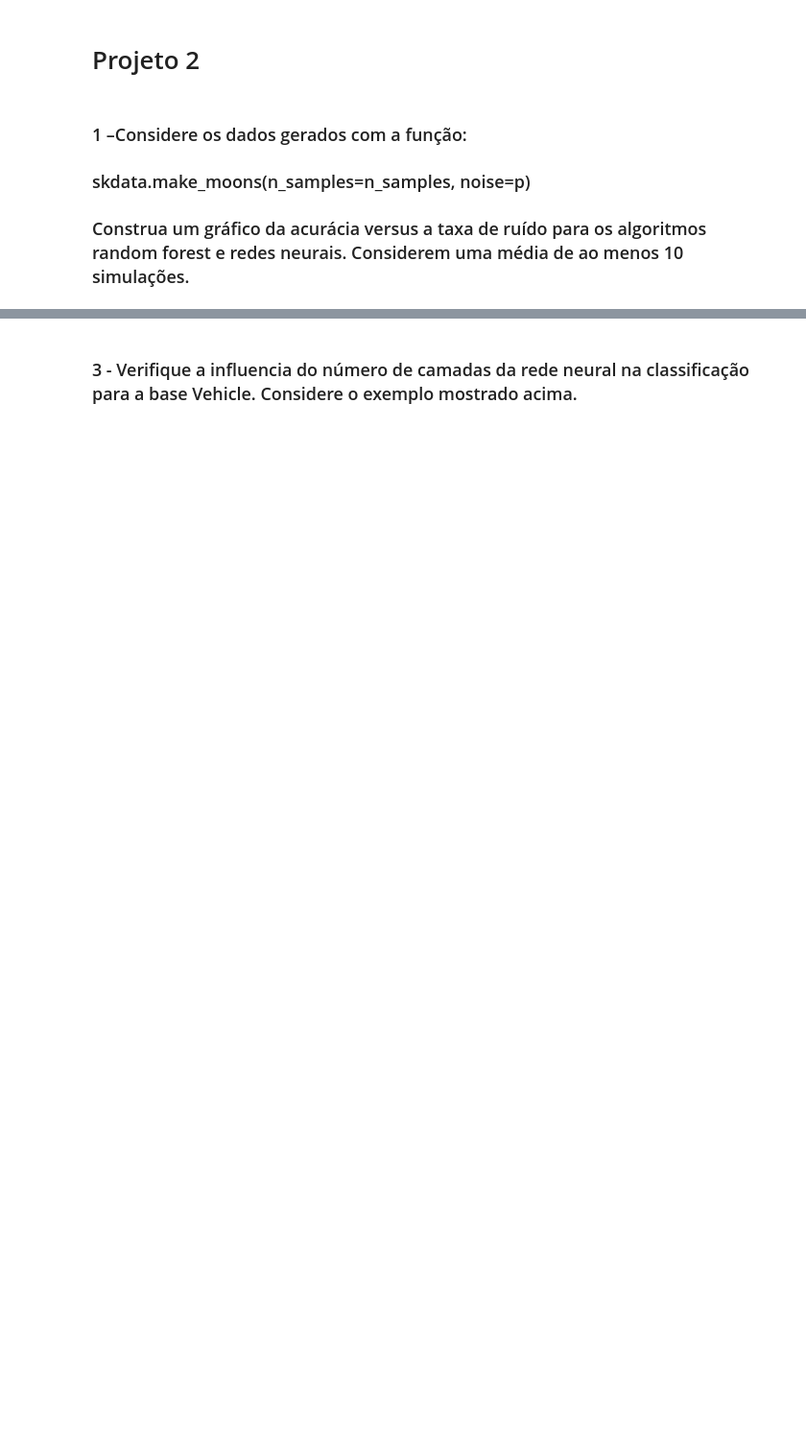
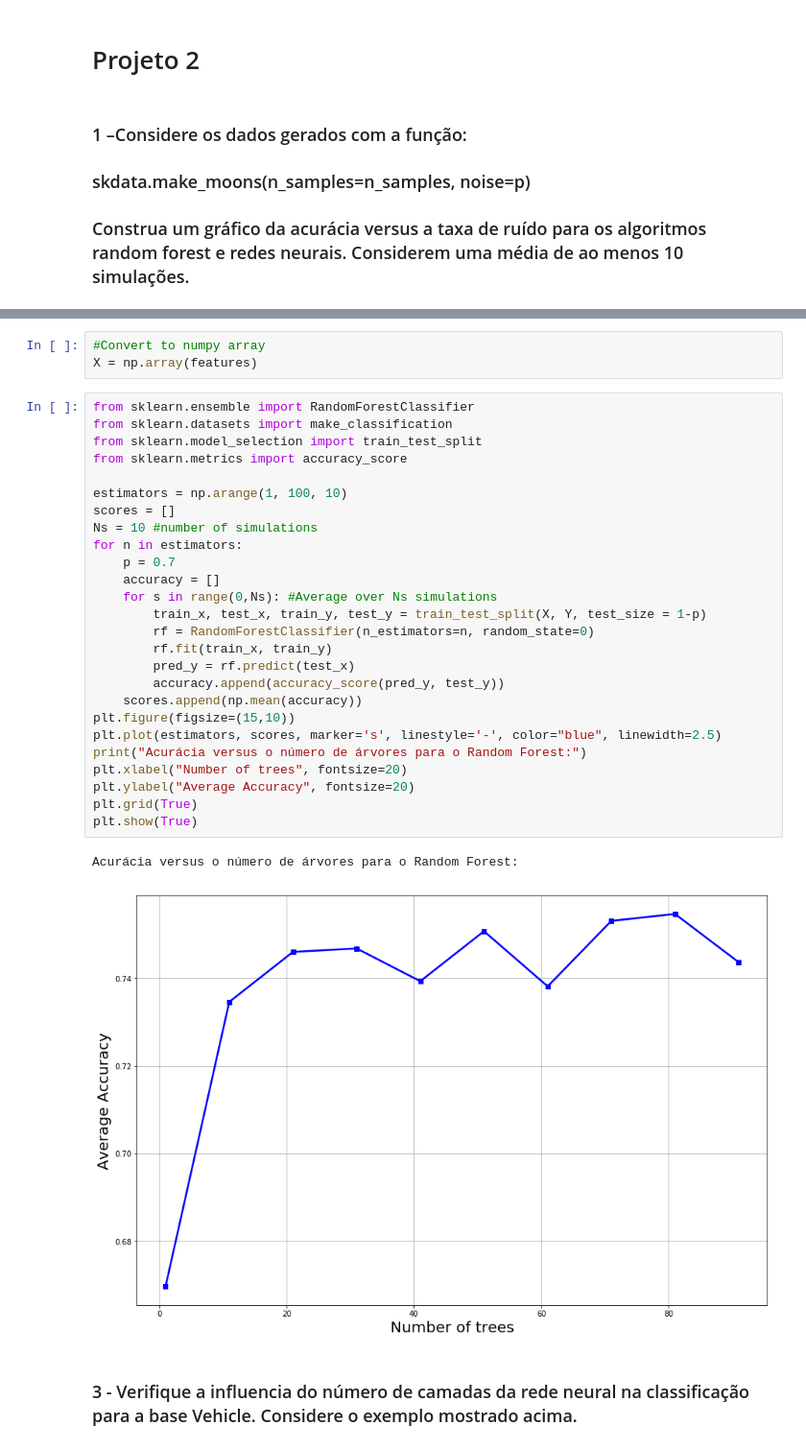
Before and after one commit to jceoval/neural-networks-and-decision-trees-classification, a Jupyter notebook: Projeto 2.ipynb, the cells around one changed output, grey strips where cells are left out. Shown at 96% size. Drawn from its saved outputs; the diff is of its cells as text; blank space fills up the shorter version.

```diff
--- a/Projeto 2.ipynb
+++ b/Projeto 2.ipynb
@@ -148,2 +200,34 @@ A partir desses dados, podemos realizar o processo de classificação.
+# %%
+#Convert to numpy array
+X = np.array(features)
+# %%
+from sklearn.ensemble import RandomForestClassifier
+from sklearn.datasets import make_classification
+from sklearn.model_selection import train_test_split
+from sklearn.metrics import accuracy_score
+
+estimators = np.arange(1, 100, 10)
+scores = []
+Ns = 10 #number of simulations
+for n in estimators:
+    p = 0.7
+    accuracy = []
+    for s in range(0,Ns): #Average over Ns simulations
+        train_x, test_x, train_y, test_y = train_test_split(X, Y, test_size = 1-p)
+        rf = RandomForestClassifier(n_estimators=n, random_state=0)
+        rf.fit(train_x, train_y)
+        pred_y = rf.predict(test_x)
+        accuracy.append(accuracy_score(pred_y, test_y))
+    scores.append(np.mean(accuracy))
+plt.figure(figsize=(15,10))
+plt.plot(estimators, scores, marker='s', linestyle='-', color="blue", linewidth=2.5)
+print("Acurácia versus o número de árvores para o Random Forest:")
+plt.xlabel("Number of trees", fontsize=20)
+plt.ylabel("Average Accuracy", fontsize=20)
+plt.grid(True)
+plt.show(True)
+# %% [output]
+Acurácia versus o número de árvores para o Random Forest:
+[figure, added]
 # %% [markdown]
 ### 3 - Verifique a influencia do número de camadas da rede neural na classificação para a base Vehicle. Considere o exemplo mostrado acima.
```
Also changed, not shown: parts of 28 cells of this notebook.
